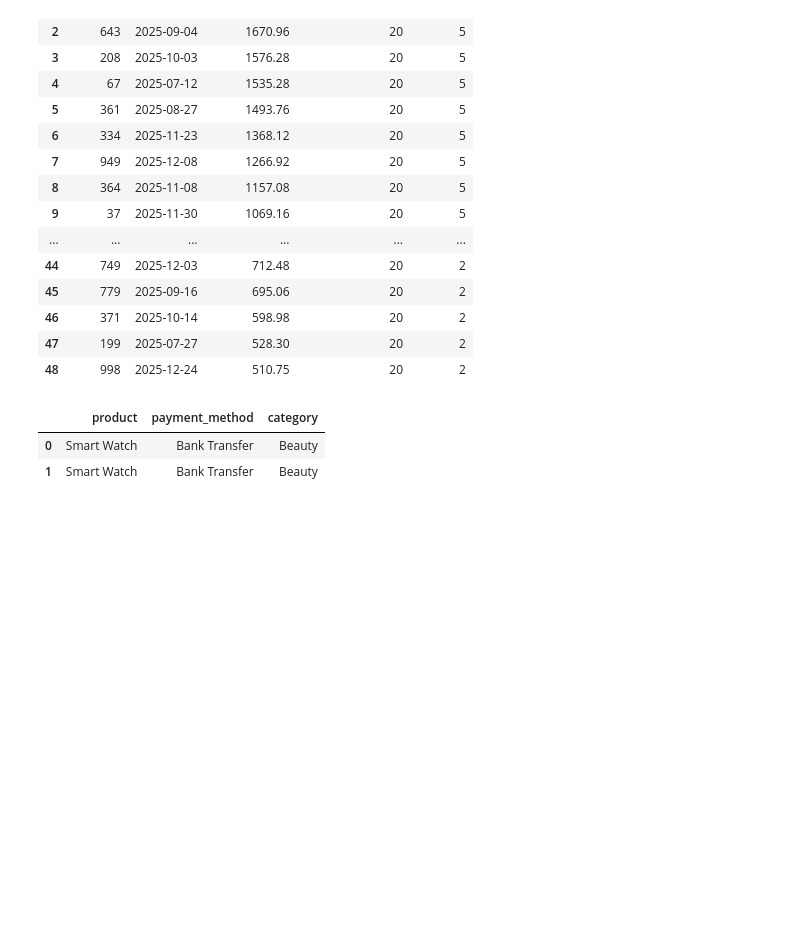
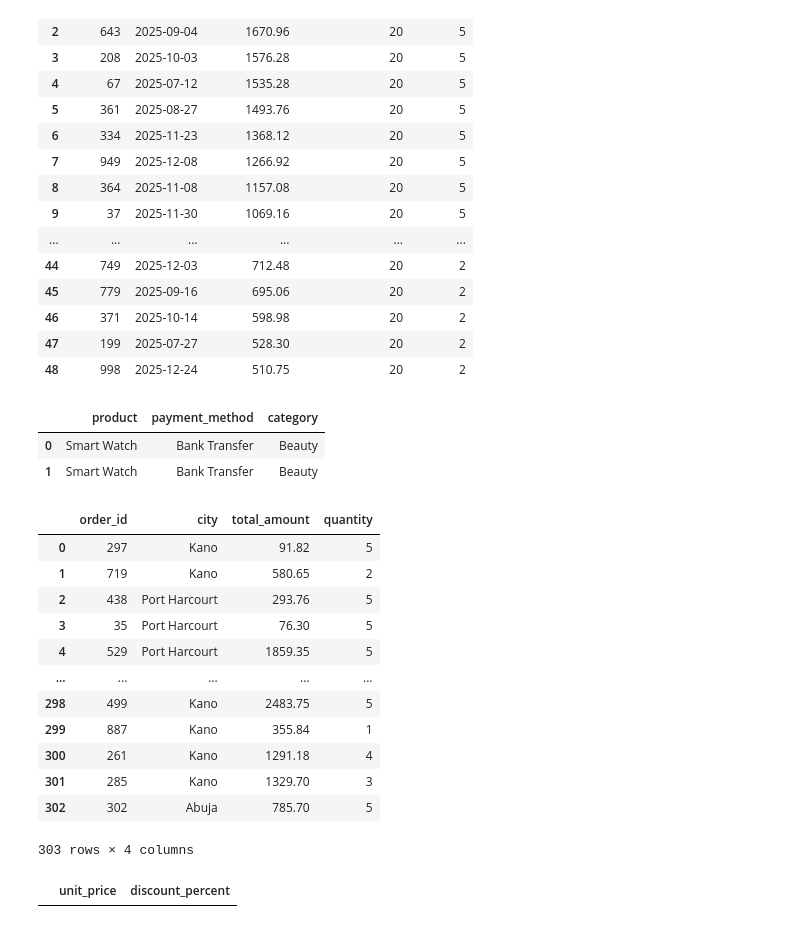
Before and after one commit to Thomasayanfeoluwa/2026-Python-Training-Class---Tutorial-For-Beginners, a Jupyter notebook: sqlite3.ipynb, the cells around one changed output. Saved outputs shown, nothing was run; the diff lists cells and outputs as text; code cells hidden in the pictures; blank space fills up the shorter version.

Commit message:
Data Hygiene Audit

```diff
--- a/sqlite3.ipynb
+++ b/sqlite3.ipynb
@@ -745,3 +745,45 @@ WHERE product LIKE 'S%' AND payment_method LIKE '%Transfer' AND category LIKE '_
 |  | product | payment_method | category |
 | 0 | Smart Watch | Bank Transfer | Beauty |
 | 1 | Smart Watch | Bank Transfer | Beauty |
+# %%
+"""
+Challenge 4: Complex Logic & Parentheses
+Write a query that extracts a specific high-value customer segment:
+Find orders where the city is 'Kano' AND the total_amount is greater than 300.00,
+OR any order where the quantity equals 5 (make sure to use parentheses properly to control your logic evaluation order!).
+"""
+
+run_sql("""
+    SELECT order_id, city, total_amount, quantity
+    FROM orders
+    WHERE (city = 'Kano' AND total_amount > 300.00) OR quantity = 5;
+""")
+# %% [output]
+|  | order_id | city | total_amount | quantity |
+| 0 | 297 | Kano | 91.82 | 5 |
+| 1 | 719 | Kano | 580.65 | 2 |
+| 2 | 438 | Port Harcourt | 293.76 | 5 |
+| 3 | 35 | Port Harcourt | 76.30 | 5 |
+| 4 | 529 | Port Harcourt | 1859.35 | 5 |
+| ... | ... | ... | ... | ... |
+| 298 | 499 | Kano | 2483.75 | 5 |
+| 299 | 887 | Kano | 355.84 | 1 |
+| 300 | 261 | Kano | 1291.18 | 4 |
+| 301 | 285 | Kano | 1329.70 | 3 |
+| 302 | 302 | Abuja | 785.70 | 5 |
+303 rows × 4 columns
+# %%
+"""
+Challenge 5: Data Hygiene Audit
+Write a query to audit data completeness:
+1. Check if there are any rows where either unit_price or discount_percent is missing (IS NULL).
+2. Count how many total rows match this condition.
+"""
+
+run_sql("""
+    SELECT unit_price, discount_percent
+    FROM orders
+    WHERE unit_price IS NULL OR discount_percent IS NULL
+""")
+# %% [output]
+|  | unit_price | discount_percent |
```
